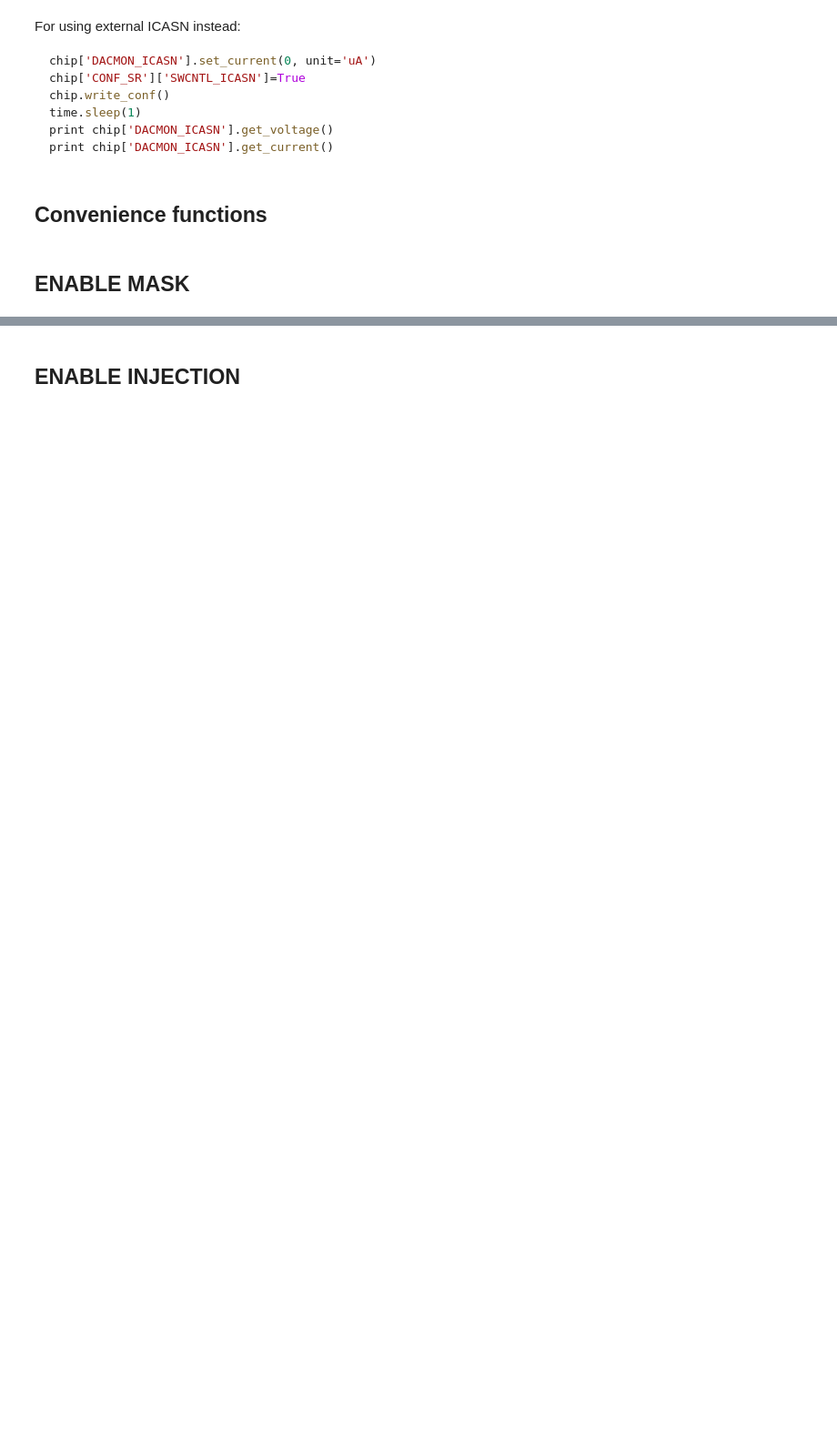
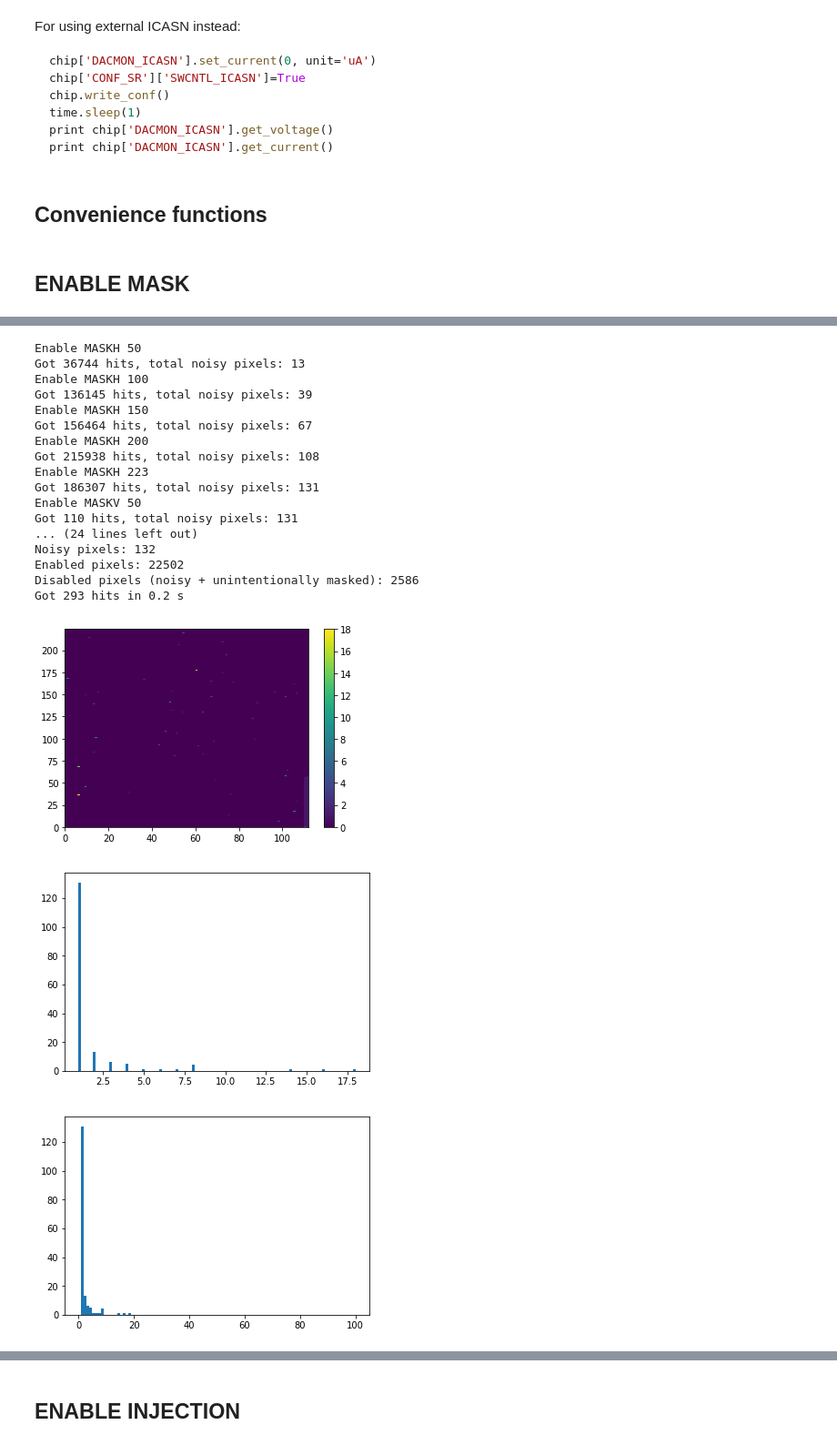
Before and after one commit to lmassach/tjmonopix-daq, a Jupyter notebook: examples/Monopix_hv.ipynb, the cells around one changed output, grey strips where cells are left out. Shown at 91% size. Saved outputs shown, nothing was run; the diff lists cells and outputs as text; code cells hidden in the pictures; blank space fills up the shorter version.

```diff
--- a/examples/Monopix_hv.ipynb
+++ b/examples/Monopix_hv.ipynb
@@ -203,20 +245,22 @@ def recv_data_summary(chip, dt=0.2, wait_inj=False):
 # %%
 # Matrix plotter
 def tj_plot(chip, dt=0.2, wait_inj=False):
-    enable_data_rx()
+    enable_data_rx(chip)
     hits, pixels, hits_per_pixel = recv_data_summary(chip, dt, wait_inj)
 
     print("Got %d hits in %g s" % (len(hits), dt))
 
     # Plot of the pixel matrix (2D histogram of number of hits vs row/col)
     plt.figure()
-    plt.hist2d(dat["col"], dat["row"], bins=[112,224], range=[[0,112],[0,224]],
+    plt.hist2d(hits["col"], hits["row"], bins=[112,224], range=[[0,112],[0,224]],
                )#norm=matplotlib.colors.LogNorm(vmin=1))
     plt.colorbar()
 
     # Histogram of the hits-per-pixel distribution (to choose noise threshold)
     plt.figure()
-    plt.hist(hits_per_pixel)
+    plt.hist(hits_per_pixel, bins=100)
+    plt.figure()
+    plt.hist(hits_per_pixel, bins=101, range=[0,100])
     return hits, pixels, hits_per_pixel
 # %%
 # Our own automask (TJMonopix.auto_mask but improved)
@@ -297,6 +341,6 @@ def our_auto_mask(chip, th=10, step=50, dt=0.2):
     total_disabled = np.shape(np.argwhere(mask[(chip.fl_n * 112):(chip.fl_n + 1) * 112, :] == 0))[0]
     print("Enabled pixels: %d" % total_enabled)
     print("Disabled pixels (noisy + unintentionally masked): %d" % total_disabled)
-    return noisy_pixels
+    return noisy_pixels, total_disabled
 # %% [markdown]
 ## ENABLE MASK
@@ -317,4 +356,25 @@ tj_plot(chip);
 # %%
 # Auto-mask and plot again
-our_auto_mask(chip, th=10)
+noisy_pixels, n_disabled_pixels = our_auto_mask(chip, th=20)
 tj_plot(chip);
+# %% [output]
+Enable MASKH 50
+Got 36744 hits, total noisy pixels: 13
+Enable MASKH 100
+Got 136145 hits, total noisy pixels: 39
+Enable MASKH 150
+Got 156464 hits, total noisy pixels: 67
+Enable MASKH 200
+Got 215938 hits, total noisy pixels: 108
+Enable MASKH 223
+Got 186307 hits, total noisy pixels: 131
+Enable MASKV 50
+Got 110 hits, total noisy pixels: 131
+... (24 lines left out)
+Noisy pixels: 132
+Enabled pixels: 22502
+Disabled pixels (noisy + unintentionally masked): 2586
+Got 293 hits in 0.2 s
+[figure, added]
+[figure, added]
+[figure, added]
```
Also changed, not shown: parts of 11 cells of this notebook.
